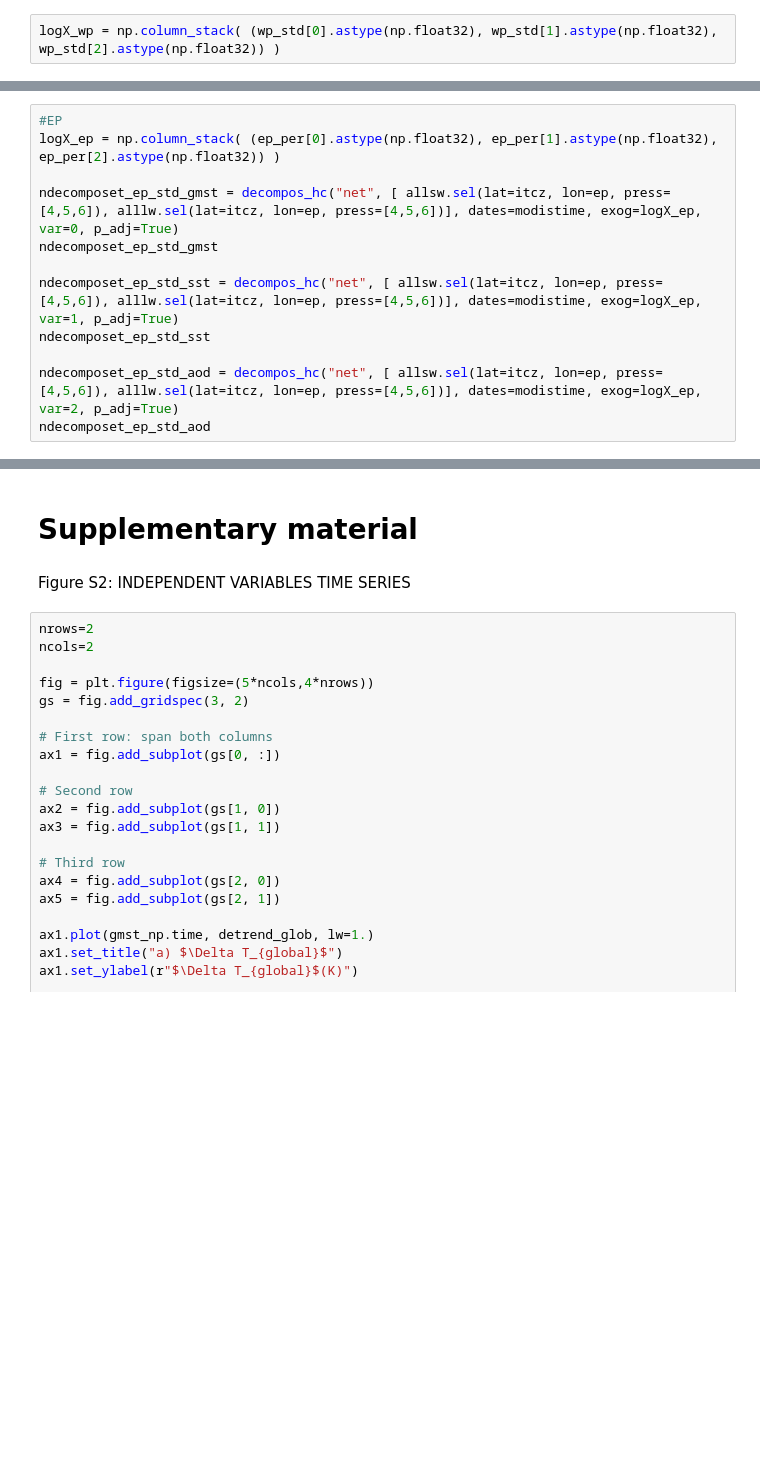
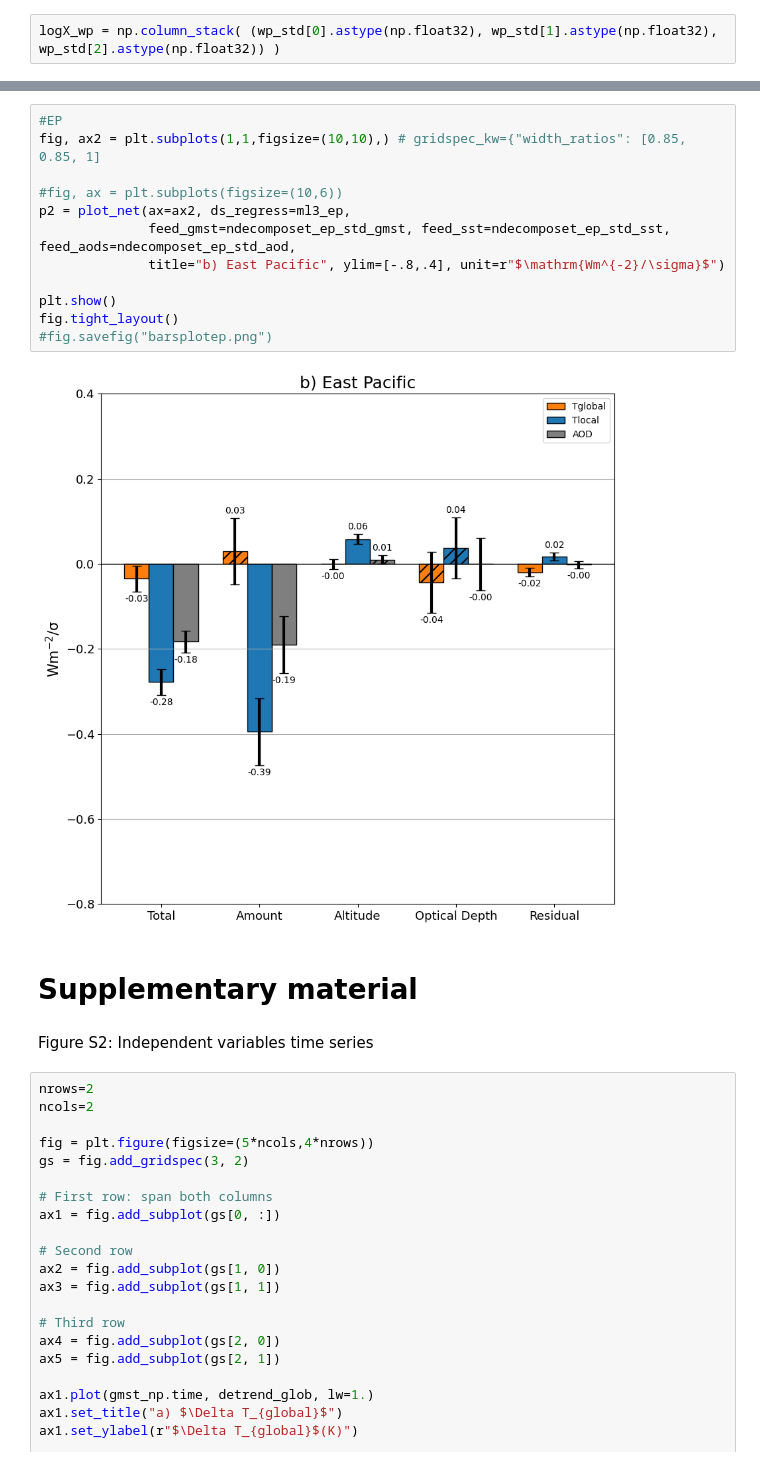
Before and after one commit to paula-rj/high-cloud-CRE-2026, a Jupyter notebook: analysis-high-cloud-cre.ipynb, the cells around one changed output, grey strips where cells are left out. Cells and saved outputs as stored; diff of their text form; blank space fills up the shorter version.

```diff
--- a/analysis-high-cloud-cre.ipynb
+++ b/analysis-high-cloud-cre.ipynb
@@ -1289,12 +1325,0 @@ In units of K or AOD
-# %%
-#EP
-logX_ep = np.column_stack( (ep_per[0].astype(np.float32), ep_per[1].astype(np.float32), ep_per[2].astype(np.float32)) )
-
-ndecomposet_ep_std_gmst = decompos_hc("net", [ allsw.sel(lat=itcz, lon=ep, press=[4,5,6]), alllw.sel(lat=itcz, lon=ep, press=[4,5,6])], dates=modistime, exog=logX_ep, var=0, p_adj=True)
-ndecomposet_ep_std_gmst
-
-ndecomposet_ep_std_sst = decompos_hc("net", [ allsw.sel(lat=itcz, lon=ep, press=[4,5,6]), alllw.sel(lat=itcz, lon=ep, press=[4,5,6])], dates=modistime, exog=logX_ep, var=1, p_adj=True)
-ndecomposet_ep_std_sst
-
-ndecomposet_ep_std_aod = decompos_hc("net", [ allsw.sel(lat=itcz, lon=ep, press=[4,5,6]), alllw.sel(lat=itcz, lon=ep, press=[4,5,6])], dates=modistime, exog=logX_ep, var=2, p_adj=True)
-ndecomposet_ep_std_aod
@@ -1370,7 +1340,21 @@ fig.savefig("barplot_wp.png")
+# %%
+#EP
+fig, ax2 = plt.subplots(1,1,figsize=(10,10),) # gridspec_kw={"width_ratios": [0.85, 0.85, 1]
+
+#fig, ax = plt.subplots(figsize=(10,6))
+p2 = plot_net(ax=ax2, ds_regress=ml3_ep,
+              feed_gmst=ndecomposet_ep_std_gmst, feed_sst=ndecomposet_ep_std_sst, feed_aods=ndecomposet_ep_std_aod,
+              title="b) East Pacific", ylim=[-.8,.4], unit=r"$\mathrm{Wm^{-2}/\sigma}$")
+
+plt.show()
+fig.tight_layout()
+#fig.savefig("barsplotep.png")
+# %% [output]
+[figure, added]
 # %% [markdown]
 # Supplementary material
-# %% [markdown]
-Figure S2: INDEPENDENT VARIABLES TIME SERIES
+# %% [markdown]
+Figure S2: Independent variables time series
 # %%
 nrows=2
 ncols=2
```
Also changed, not shown: parts of 50 cells of this notebook.
